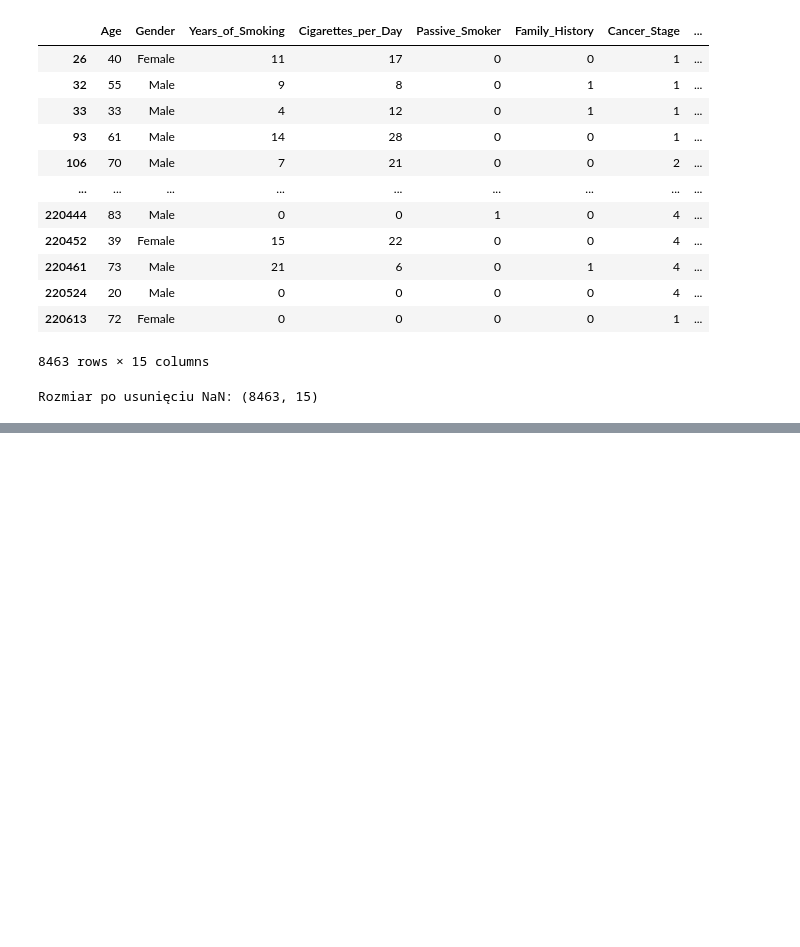
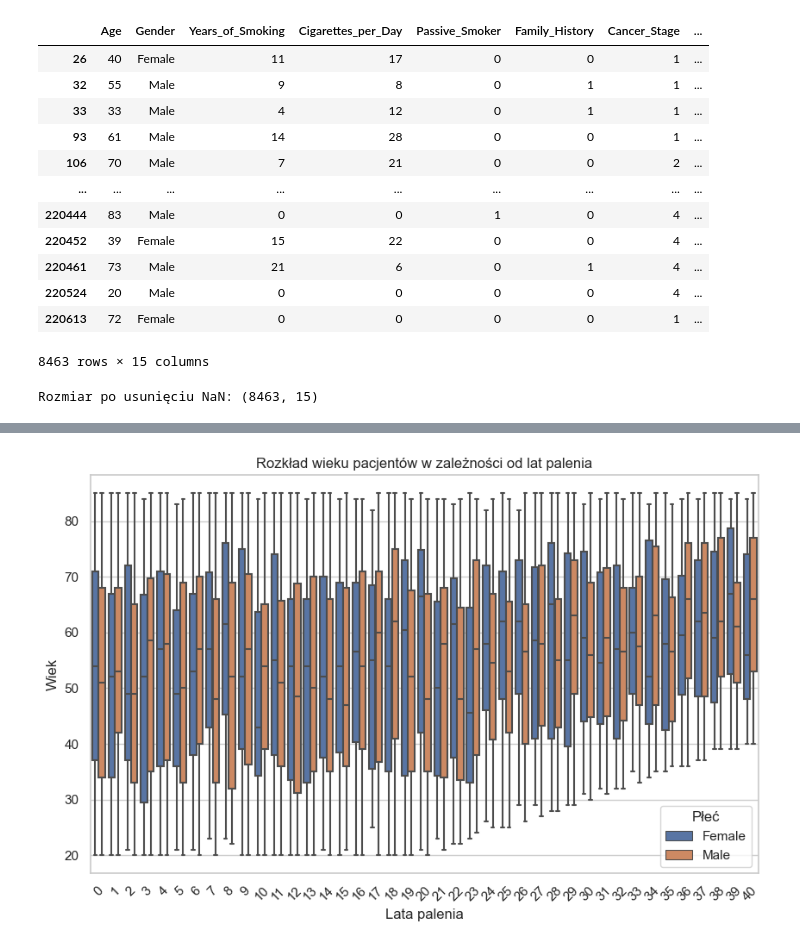
Before and after one commit to kacpert20/machine_learning_lung_cancer, a Jupyter notebook: presentation1.ipynb, the cells around one changed output, grey strips where cells are left out. Drawn from its saved outputs; the diff is of its cells as text; code cells hidden in the pictures; blank space fills up the shorter version.

```diff
--- a/presentation1.ipynb
+++ b/presentation1.ipynb
@@ -231,0 +228,12 @@ plt.show()
+# %%
+# Wykres pudełkowy: Wiek vs. Lata palenia
+plt.figure(figsize=(10, 6))
+sns.boxplot(x="Years_of_Smoking", y="Age", hue="Gender", data=df)
+plt.title("Rozkład wieku pacjentów w zależności od lat palenia")
+plt.xlabel("Lata palenia")
+plt.ylabel("Wiek")
+plt.xticks(rotation=45)
+plt.legend(title="Płeć")
+plt.show()
+# %% [output]
+[figure, added]
```
Also changed, not shown: parts of 12 cells of this notebook.
